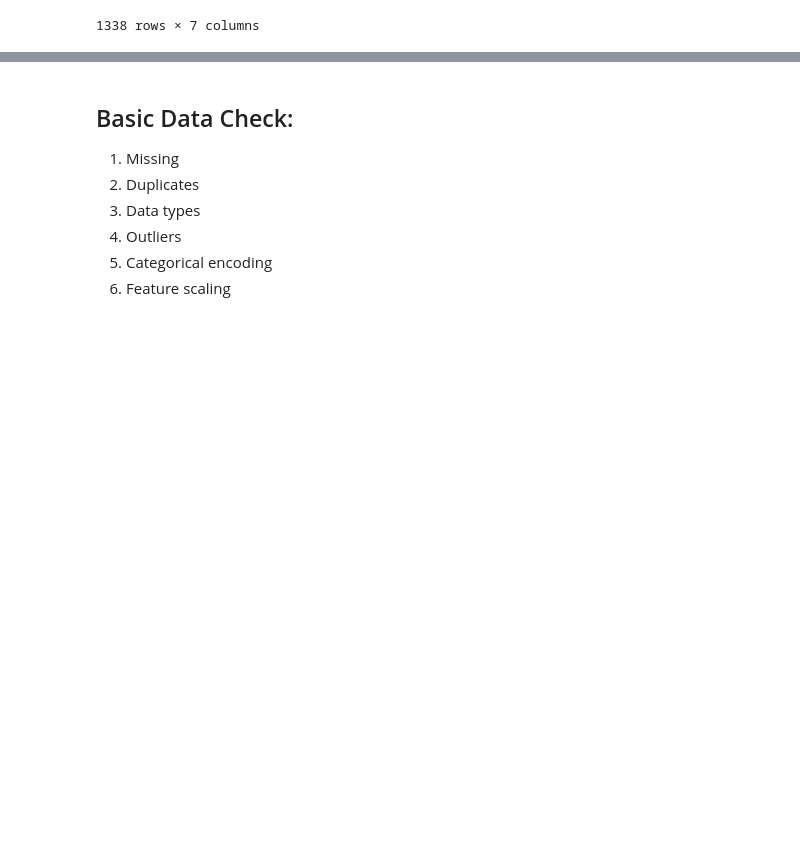
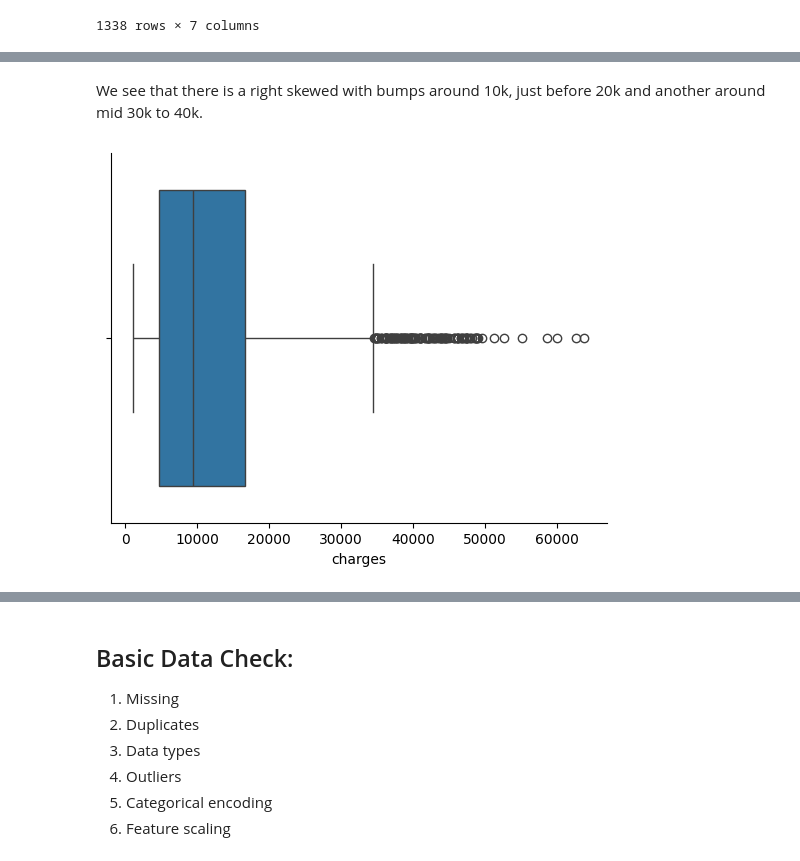
Before and after one commit to lokkenchan/linear_regression_001, a Jupyter notebook: notebooks/01_exploration.ipynb, the cells around one changed output, grey strips where cells are left out. Saved outputs shown, nothing was run; the diff lists cells and outputs as text; code cells hidden in the pictures; blank space fills up the shorter version.

```diff
--- a/notebooks/01_exploration.ipynb
+++ b/notebooks/01_exploration.ipynb
@@ -38,0 +55,7 @@ We do not have any IDs or datetime data.
+# %% [markdown]
+We see that there is a right skewed with bumps around 10k, just before 20k and another around mid 30k to 40k.
+# %%
+sns.boxplot(x=y)
+sns.despine();
+# %% [output]
+[figure, added]
```
Also changed, not shown: parts of 23 cells of this notebook.
